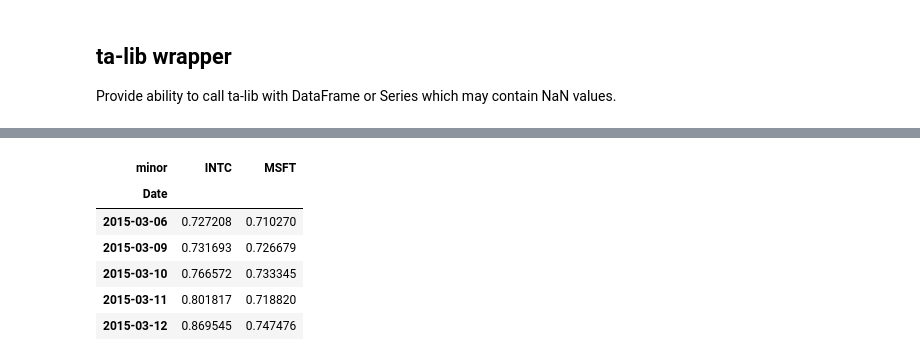
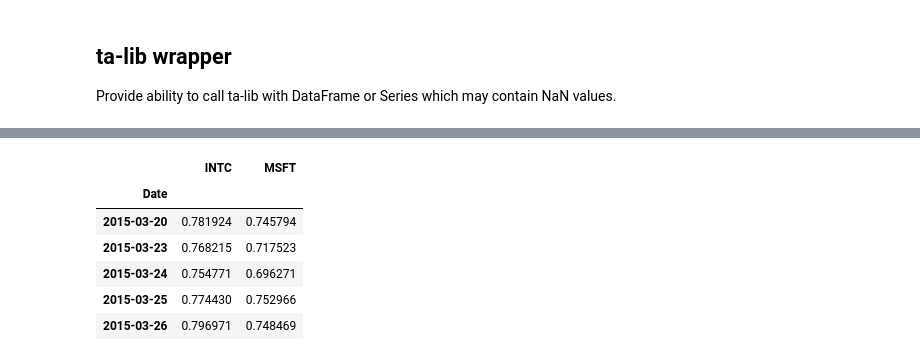
Before and after one commit to bpsmith/tia, a Jupyter notebook: examples/ta.ipynb, the cells around one changed output, grey strips where cells are left out. Cells and saved outputs as stored; diff of their text form; code cells hidden in the pictures.

```diff
--- a/examples/ta.ipynb
+++ b/examples/ta.ipynb
@@ -8,2 +8,2 @@ from pandas.io.data import get_data_yahoo
 # %%
-pxs = get_data_yahoo(['MSFT', 'INTC'], start='1/1/2000')
+secs = model.load_yahoo_stock(['MSFT', 'INTC'], start='1/1/2000')
@@ -35,0 +10,3 @@ close.tail()
+# %%
+pxs = secs.frame
+pxs.head()
@@ -98,14 +95,14 @@ talib.MACD(close).tail()
 # %%
 # average true range
-talib.ATR(pxs_frame).tail()
+talib.ATR(pxs).tail()
 # %% [output]
-| minor | INTC | MSFT |
+|  | INTC | MSFT |
 | Date |  |  |
-| 2015-03-06 | 0.727208 | 0.710270 |
-| 2015-03-09 | 0.731693 | 0.726679 |
-| 2015-03-10 | 0.766572 | 0.733345 |
-| 2015-03-11 | 0.801817 | 0.718820 |
-| 2015-03-12 | 0.869545 | 0.747476 |
+| 2015-03-20 | 0.781924 | 0.745794 |
+| 2015-03-23 | 0.768215 | 0.717523 |
+| 2015-03-24 | 0.754771 | 0.696271 |
+| 2015-03-25 | 0.774430 | 0.752966 |
+| 2015-03-26 | 0.796971 | 0.748469 |
 # %%
 talib.RSI(close).tail()
 # %% [output]
```
Also changed, not shown: parts of 11 cells of this notebook, 4 other files.
